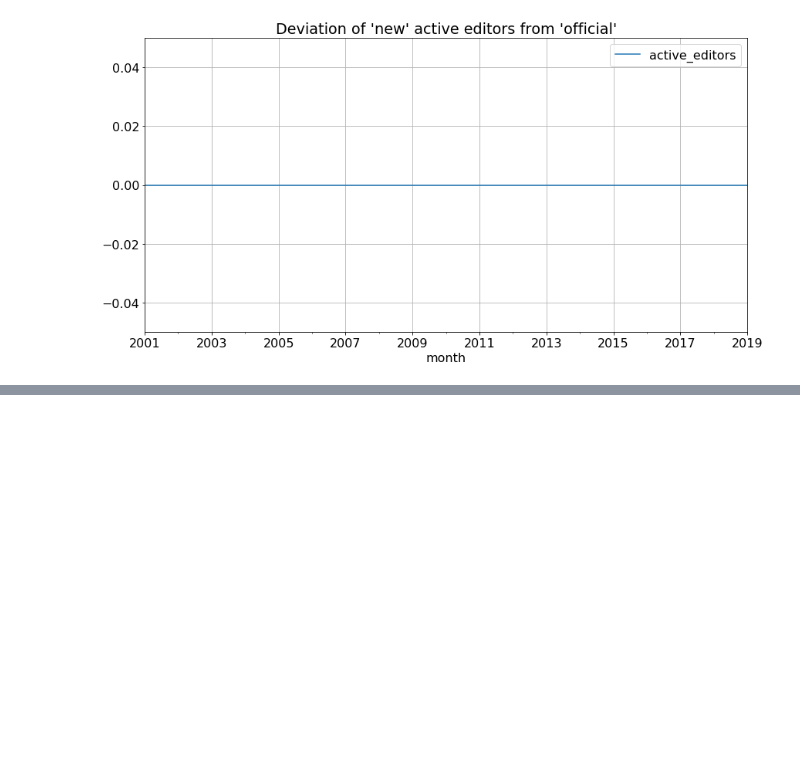
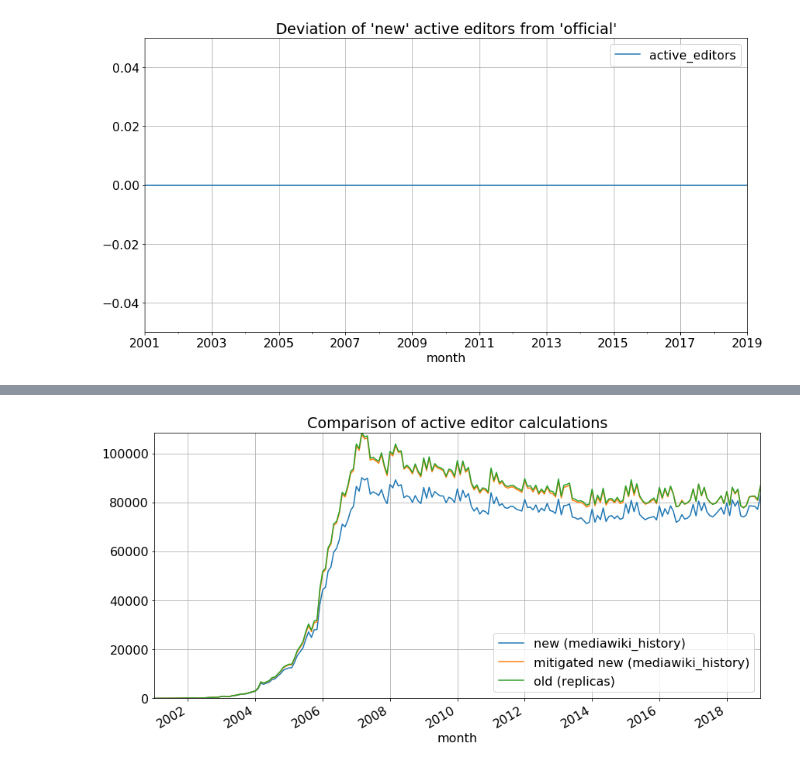
Before and after one commit to wikimedia-research/2019-02-active-editors-discrepancy, a Jupyter notebook: analysis.ipynb, the cells around one changed output, grey strips where cells are left out. Cells and saved outputs as stored; diff of their text form; code cells hidden in the pictures; blank space fills up the shorter version.

```diff
--- a/analysis.ipynb
+++ b/analysis.ipynb
@@ -1037,0 +1074,11 @@ And with that, we seem to have taken care of the entire discrepancy! It's not te
+# %%
+ae_comparison = pd.concat([
+    new_ae.rename(columns=lambda x: "new (mediawiki_history)"),
+    mitigated_ae.rename(columns=lambda x: "mitigated new (mediawiki_history)"),
+    official_ae.rename(columns=lambda x: "old (replicas)")
+], axis=1)
+
+plt = ae_comparison.plot()
+plt.set_title("Comparison of active editor calculations");
+# %% [output]
+[figure, added]
```
Also changed, not shown: parts of 5 cells of this notebook.
